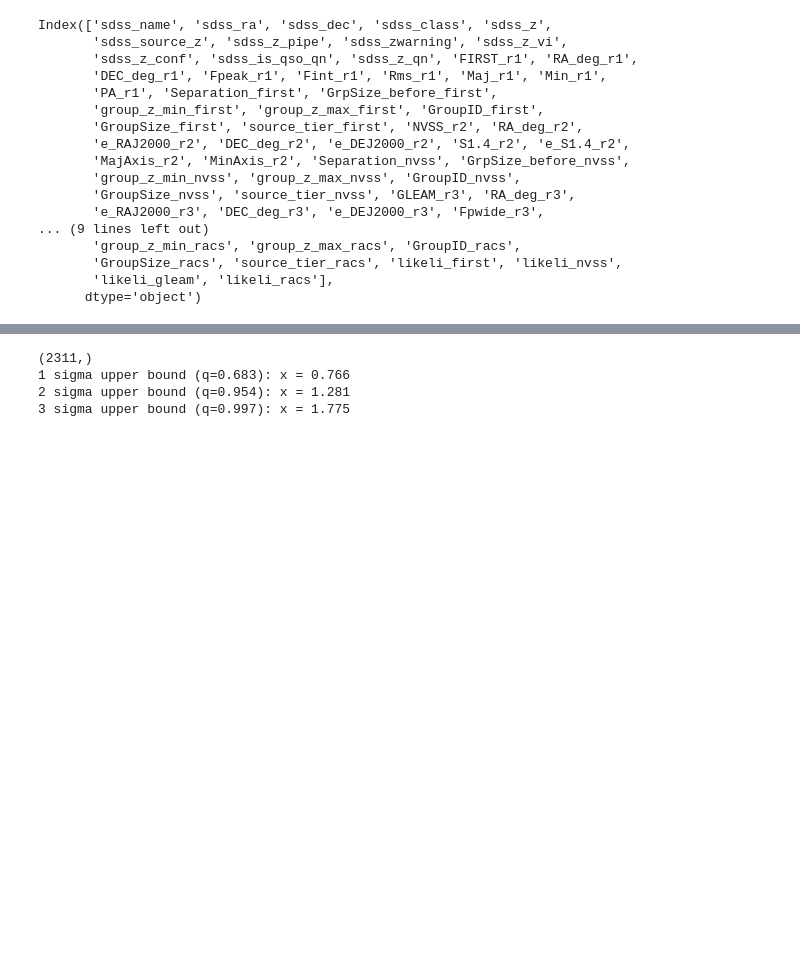
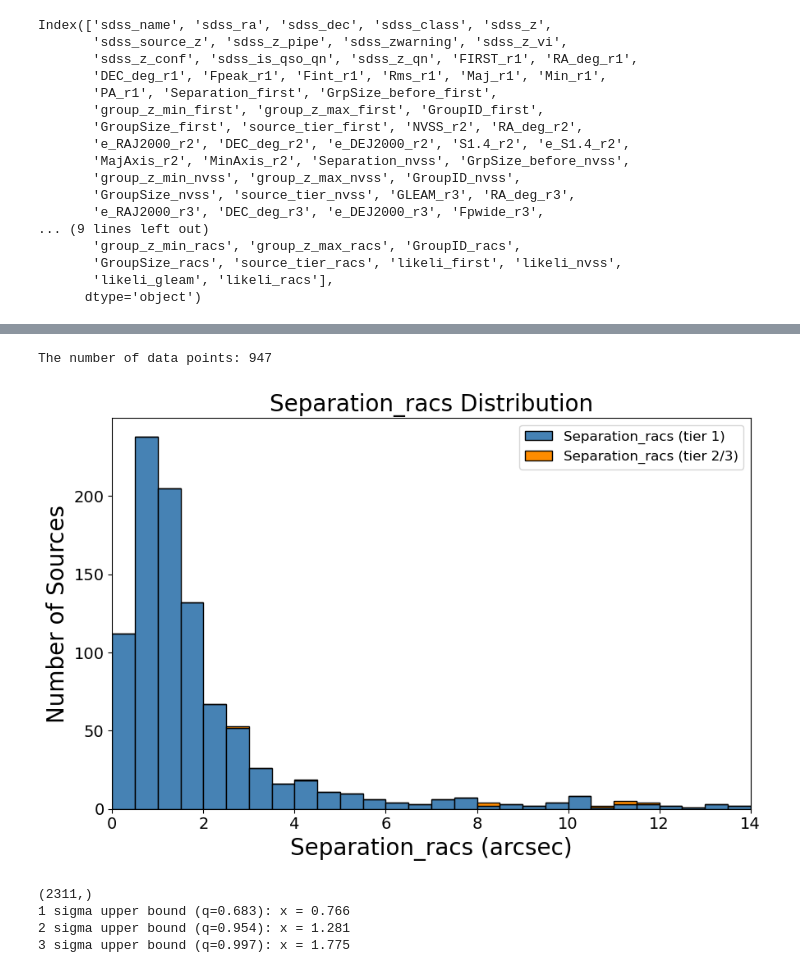
Before and after one commit to ykzhang112233/highz-catalogue, a Jupyter notebook: scripts/0-result_analysis.ipynb, the cells around one changed output, grey strips where cells are left out. Cells and saved outputs as stored; diff of their text form; code cells hidden in the pictures; blank space fills up the shorter version.

```diff
--- a/scripts/0-result_analysis.ipynb
+++ b/scripts/0-result_analysis.ipynb
@@ -800,3 +727,43 @@ KS检验统计量: 0.1766, p值: 0.0000
+# %%
+def just_show_distance(survey = 'first',
+                      show_uplim = 3,
+                      bin_size = 0.1,
+    ):
+    n_bins = int(show_uplim / bin_size)  # Number of bins based on
+
+    df_block_t1  = df_good_likeli[df_good_likeli['source_tier_'+survey] == 1].reset_index(drop=True)
+    df_block_t23  = df_good_likeli[df_good_likeli['source_tier_'+survey] >= 2].reset_index(drop=True)
+    df_block_tot = df_good_likeli[df_good_likeli['source_tier_'+survey] >= 1].reset_index(drop=True)
+
+    data = df_block_t1['Separation_'+survey]
+    data_t23 = df_block_t23['Separation_'+survey]
+    data=data.dropna(); data_t23 = data_t23.dropna()
+    print(f"The number of data points: {len(data)}")
+
+    plt.figure(figsize=(9, 6))
+    plt.hist([data,data_t23], bins=n_bins, range=(0, show_uplim),
+         stacked=True,
+         edgecolor='black',
+         color=['steelblue', 'darkorange'],
+         label=[f'Separation_{survey} (tier 1)', f'Separation_{survey} (tier 2/3)'])
+    plt.title(f'Separation_{survey} Distribution', fontsize=20)
+    plt.xlabel(f'Separation_{survey} (arcsec)', fontsize=20)
+    plt.ylabel('Number of Sources', fontsize=20)
+    # using log scale for y-axis
+    plt.xlim(0, show_uplim)
+    plt.tick_params(axis='both', which='major', labelsize=14)
+    plt.legend(fontsize=12)
+    plt.tight_layout()
+    # plt.savefig(f"{survey}_sep_distribution.pdf", format='pdf', dpi=200)
+    plt.show()
+# %%
+# just_show_distance(survey = 'first', show_uplim = 3, bin_size = 0.1)
+# just_show_distance(survey = 'nvss', show_uplim = 25, bin_size = 0.5)
+# just_show_distance(survey = 'gleam', show_uplim = 110, bin_size = 5)
+just_show_distance(survey = 'racs', show_uplim = 14, bin_size = 0.5)
+# %% [output]
+The number of data points: 947
+[figure, added]
 # %%
 
 # plot the histogram of likelihood r
```
Also changed, not shown: parts of 4 cells of this notebook, 1 other file.
